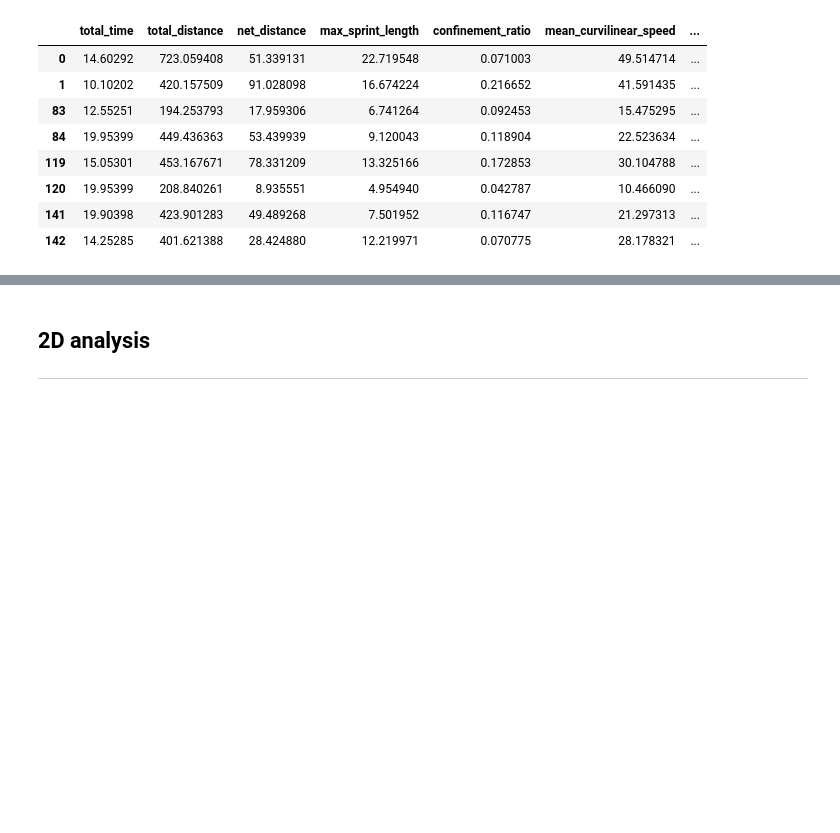
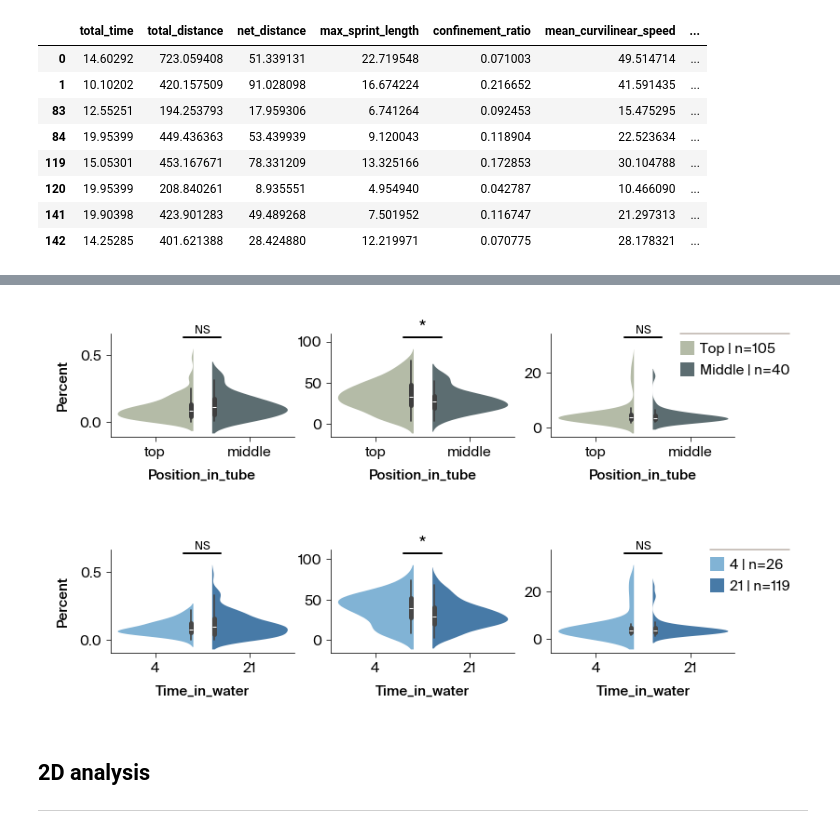
Before and after one commit to Arcadia-Science/2024-unicellular-tracking, a Jupyter notebook: notebooks/3_motility-analysis-in-pools.ipynb, the cells around one changed output, grey strips where cells are left out. Saved outputs shown, nothing was run; the diff lists cells and outputs as text; code cells hidden in the pictures; blank space fills up the shorter version.

```diff
--- a/notebooks/3_motility-analysis-in-pools.ipynb
+++ b/notebooks/3_motility-analysis-in-pools.ipynb
@@ -226,3 +91,76 @@ for k, time_in_water in enumerate(times_in_water):
+# %%
+source = motility_metrics_dataframe.copy()
+
+# loop through experimental variables
+for k, experimental_variable in enumerate(experimental_variables):
+    # create figure
+    ncols = len(metrics_subset)
+    fig, axes = plt.subplots(
+        ncols=ncols,
+        figsize=(4 * ncols, 2),
+    )
+
+    # loop through select metrics
+    for i, metric in enumerate(metrics_subset):
+        last = len(metrics_subset) - 1
+        legend = True if i == last else False
+        ylabel = "Percent" if i == 0 else ""
+
+        # render violin plot
+        g = sns.violinplot(
+            data=source,
+            x=experimental_variable,
+            y=metric,
+            hue=experimental_variable,
+            palette=palettes[experimental_variable],
+            inner="box",
+            inner_kws={"box_width": 5},
+            split=True,
+            legend=legend,
+            ax=axes[i],
+        )
+
+        # extract distributions from the plot which are separated by `experimental_variable`
+        # only works for the case of N = 2 experimental variable values
+        experimental_variable_values = motility_metrics_dataframe[experimental_variable].unique()
+        distribution_A = motility_metrics_dataframe.loc[
+            motility_metrics_dataframe[experimental_variable] == experimental_variable_values[0],
+            metric,
+        ]
+        distribution_B = motility_metrics_dataframe.loc[
+            motility_metrics_dataframe[experimental_variable] == experimental_variable_values[1],
+            metric,
+        ]
+
+        # perform Mann-Whitney U test + annotate statistical significance
+        annotate_statistical_significance(
+            distribution_A, distribution_B, axes[i], center_annotation=True
+        )
+
+        # axis-level aesthetics
+        axes[i].set_ylabel(ylabel)
+        sns.despine(ax=axes[i])
+        if legend:
+            # add sample size to legend
+            handles, labels = axes[i].get_legend_handles_labels()
+            labels_with_sample_sizes = []
+            for label in labels:
+                sample_size = len(motility_metrics_dataframe.loc[
+                    motility_metrics_dataframe[experimental_variable].astype(str) == label
+                ])
+                label += f" | n={sample_size}"
+                labels_with_sample_sizes.append(label)
+            axes[i].legend(handles, labels_with_sample_sizes)
+            # move (recreate) legend in a better spot
+            sns.move_legend(axes[i], "upper right", bbox_to_anchor=(1.3, 1))
+        apc.mpl.style_plot(axes[i])
+
+    # save figure
+    panel = string.ascii_uppercase[k]
+    plt.savefig(f"../results/figure-5{panel}.svg")
+# %% [output]
+[figure, added]
+[figure, added]
 # %% [markdown]
 ## 2D analysis
 ---
```
Also changed, not shown: parts of 7 cells of this notebook.
